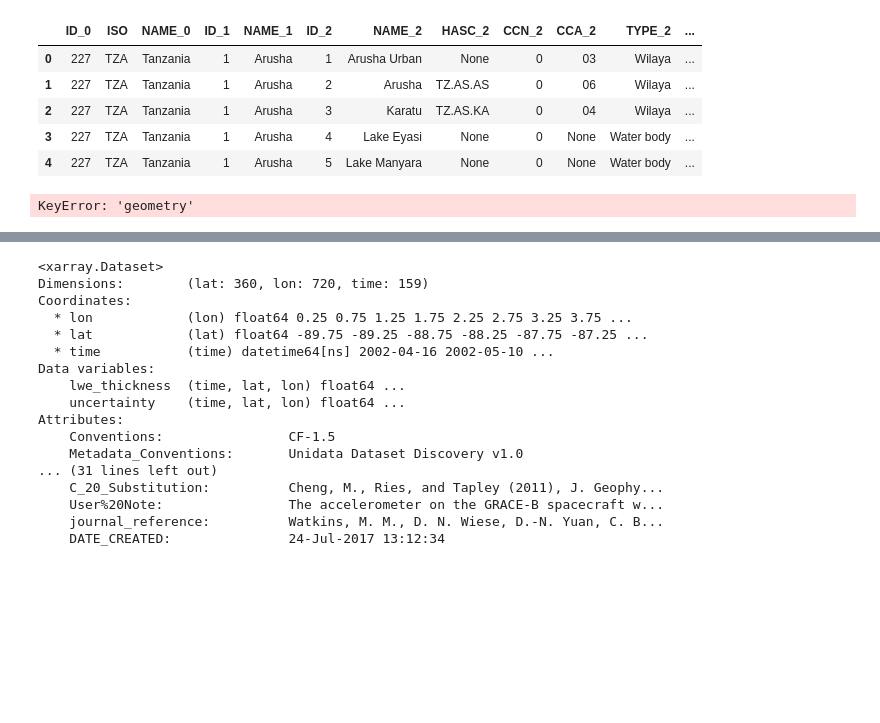
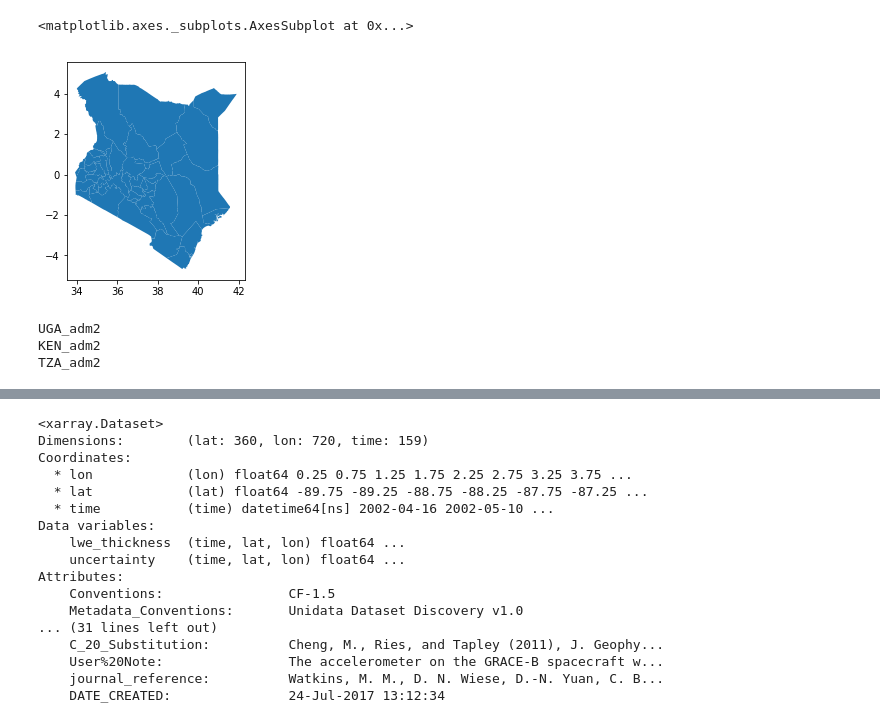
Before and after one commit to yeemey/haackwell, a Jupyter notebook: notebooks/grace_wells_2017.ipynb, the cells around one changed output, grey strips where cells are left out. Drawn from its saved outputs; the diff is of its cells as text; code cells hidden in the pictures; blank space fills up the shorter version.

```diff
--- a/notebooks/grace_wells_2017.ipynb
+++ b/notebooks/grace_wells_2017.ipynb
@@ -36 +63,4 @@ csv = 'https://www.hydroshare.org/django_irods/download/d3659dcf575d4090801a74d1
 wells = pd.read_csv(csv)
+# %%
+hs=hydroshare.hydroshare()
+hs.getResourceFromHydroShare('bf7b1abb7ec14599b644116d20efebd5')
@@ -36,0 +111,8 @@ wells = pd.read_csv(csv)
+# %%
+# map the Kenyan shapefile path
+kenp = hs.content['KEN_adm1.shp']
+print(kenp)
+
+# map the parent directory for the shapefiles
+HW2017 = os.path.join(kenp, os.pardir)
+print(HW2017)
@@ -37,4 +122,5 @@ wells = pd.read_csv(csv)
 # %%
 # retrieve the shapefile for kenya
 # country boundary
-Ken=gpd.read_file('KEN_adm1.shp')
+Ken=gpd.read_file(kenp)
+Ken
@@ -41,10 +145,17 @@ Ken=gpd.read_file('KEN_adm1.shp')
+# %%
+Ken.plot()
+# %% [output]
+<matplotlib.axes._subplots.AxesSubplot at 0x...>
+[figure, added]
 # %%
 # read many shape file in the folder
-import glob # check the folder
-
 gdfs = {} # load the empty dictionary
 
 # loop through the adm2 shapfile
-for fname in glob.glob('*_adm2.shp'):
-    print(fname)
-    gdfs[fname.split('.')[0]] = gpd.read_file(fname)
+for fname in glob.glob(os.path.abspath(os.path.join(HW2017,'*_adm2.shp'))):
+    print(os.path.basename(fname).split('.')[0])
+    gdfs[os.path.basename(fname).split('.')[0]] = gpd.read_file(fname)
+# %% [output]
+UGA_adm2
+KEN_adm2
+TZA_adm2
@@ -63,14 +161,0 @@ centroidlist = map(getXY, centroidseries)
-# %%
-# check GeoDataframe
-gdfs['TZA_adm2'].head()
-# %% [output]
-|  | ID_0 | ISO | NAME_0 | ID_1 | NAME_1 | ID_2 | NAME_2 | HASC_2 | CCN_2 | CCA_2 | TYPE_2 | ... |
-| 0 | 227 | TZA | Tanzania | 1 | Arusha | 1 | Arusha Urban | None | 0 | 03 | Wilaya | ... |
-| 1 | 227 | TZA | Tanzania | 1 | Arusha | 2 | Arusha | TZ.AS.AS | 0 | 06 | Wilaya | ... |
-| 2 | 227 | TZA | Tanzania | 1 | Arusha | 3 | Karatu | TZ.AS.KA | 0 | 04 | Wilaya | ... |
-| 3 | 227 | TZA | Tanzania | 1 | Arusha | 4 | Lake Eyasi | None | 0 | None | Water body | ... |
-| 4 | 227 | TZA | Tanzania | 1 | Arusha | 5 | Lake Manyara | None | 0 | None | Water body | ... |
-# %%
-print(gdfs['geometry'])
-# %% [output]
-KeyError: 'geometry'
```
Also changed, not shown: parts of 27 cells of this notebook.
